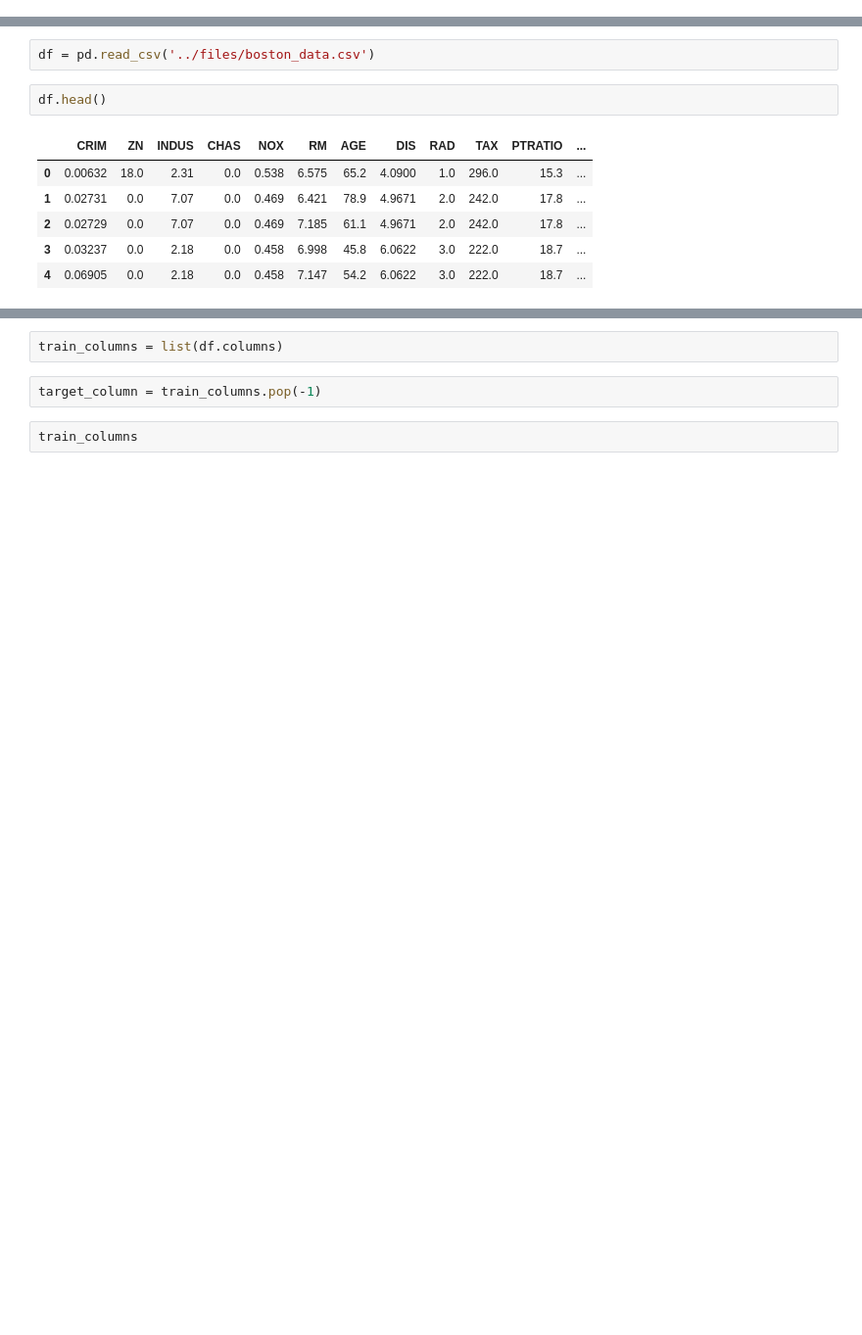
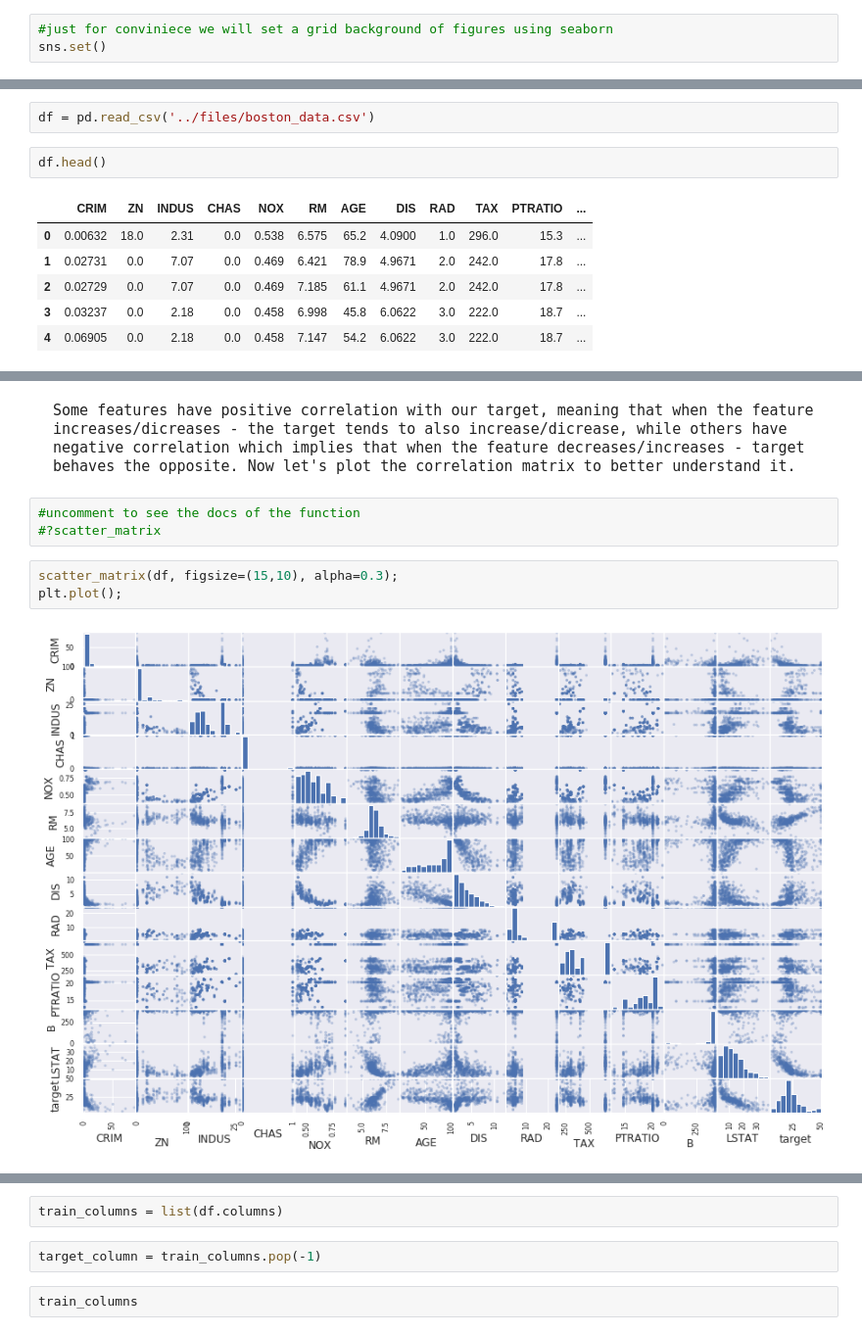
Before and after one commit to HikkaV/DS-ML-Courses, a Jupyter notebook: assignments/machine_learning/assignment_2/assignment_2.ipynb, the cells around one changed output, grey strips where cells are left out. Shown at 98% size. Saved outputs shown, nothing was run; the diff lists cells and outputs as text; blank space fills up the shorter version.

```diff
--- a/assignments/machine_learning/assignment_2/assignment_2.ipynb
+++ b/assignments/machine_learning/assignment_2/assignment_2.ipynb
@@ -17,3 +16,6 @@ from sklearn.metrics import mean_squared_error
+# %%
+#just for conviniece we will set a grid background of figures using seaborn
+sns.set()
 # %% [markdown]
 <pre style='font-size : 15px'>Now it's time to load our dataset, that we already stored in files/ folder</pre>
 # %%
@@ -35,0 +77,10 @@ df.head()
+# %% [markdown]
+<pre style='font-size :15px'>Some features have positive correlation with our target, meaning that when the feature increases/dicreases - the target tends to also increase/dicrease, while others have negative correlation which implies that when the feature decreases/increases - target behaves the opposite. Now let's plot the correlation matrix to better understand it. </pre>
+# %%
+#uncomment to see the docs of the function
+#?scatter_matrix
+# %%
+scatter_matrix(df, figsize=(15,10), alpha=0.3);
+plt.plot();
+# %% [output]
+[figure, added]
```
Also changed, not shown: parts of 50 cells of this notebook.
